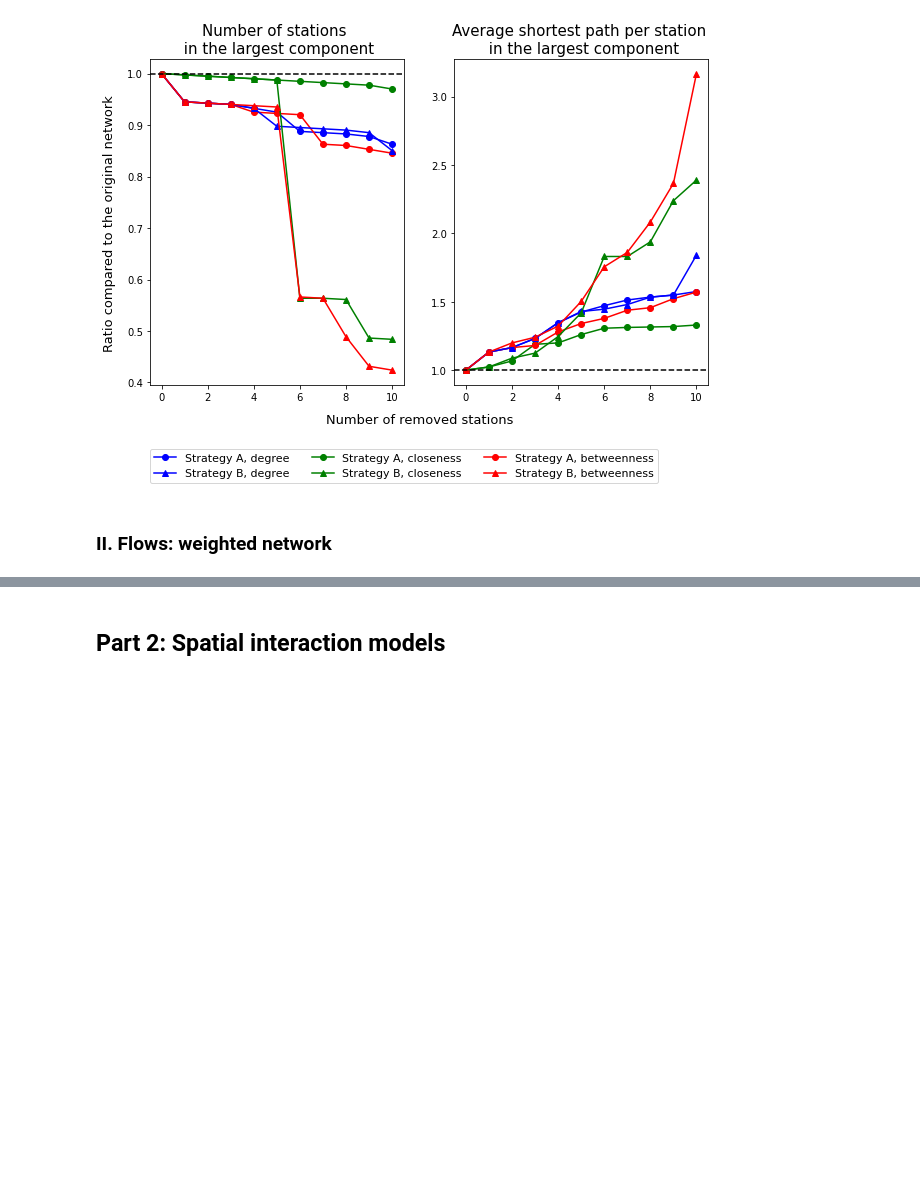
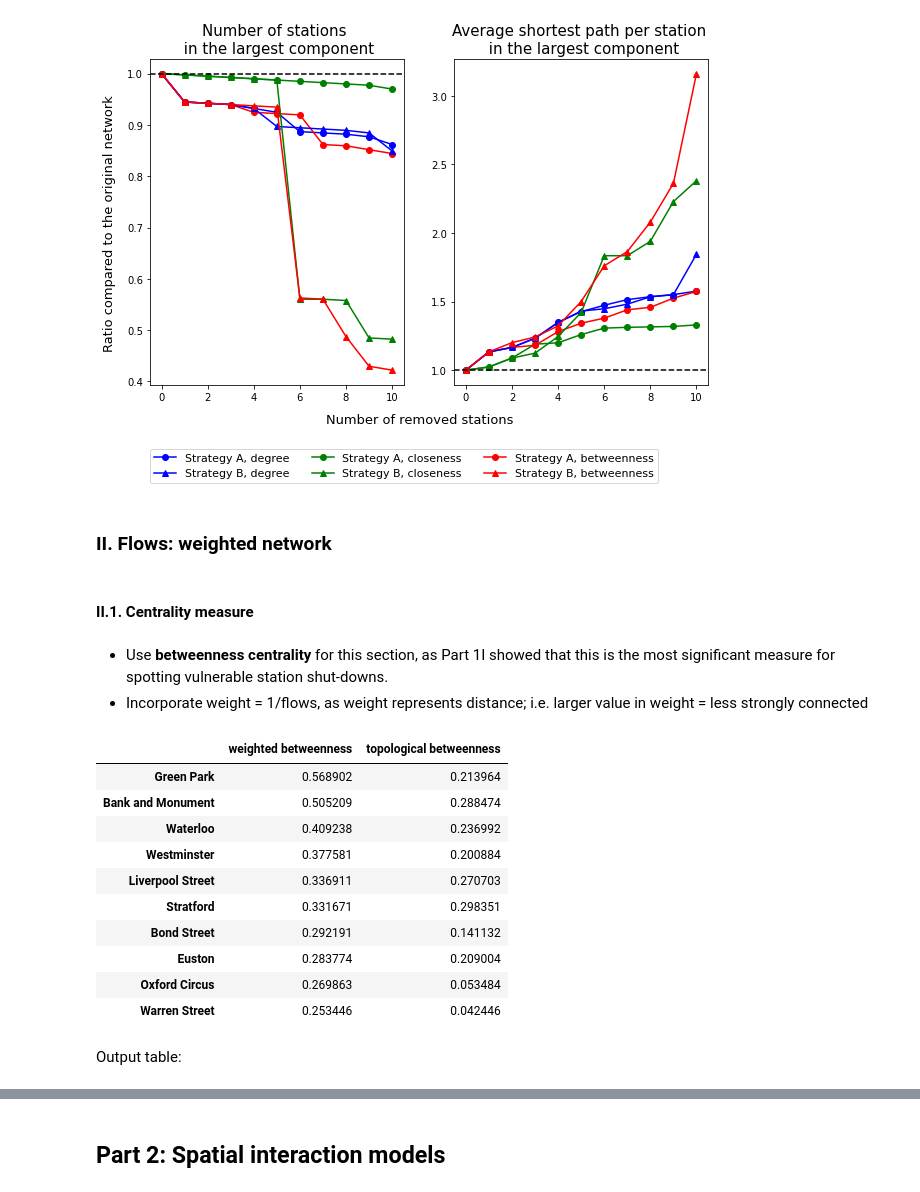
Before and after one commit to neneninja97/UrbanSim, a Jupyter notebook: urban_sim.ipynb, the cells around one changed output, grey strips where cells are left out. Cells and saved outputs as stored; diff of their text form; code cells hidden in the pictures; blank space fills up the shorter version.

Commit message:
Part 1II added

```diff
--- a/urban_sim.ipynb
+++ b/urban_sim.ipynb
@@ -422,3 +440,38 @@ fig.savefig('Part 1I Impact calc', bbox_extra_artists=(legend,text,text2), bbox_
 [figure]
 # %% [markdown]
 ### II. Flows: weighted network
+# %% [markdown]
+#### II.1. Centrality measure
+# %% [markdown]
+- Use <b>betweenness centrality</b> for this section, as Part 1I showed that this is the most significant measure for spotting vulnerable station shut-downs.
+- Incorporate weight = 1/flows, as weight represents distance; i.e. larger value in weight = less strongly connected
+# %%
+# Computing each measures - betweenness centrality
+betweenness_w_dict =nx.betweenness_centrality(G, weight = 'inv_flows')
+nx.set_node_attributes(G,dict(betweenness_w_dict),'betweenness_w')
+# %%
+# Creating a dataframe with station name and 3 centrality measures
+df = pd.DataFrame()
+#df['station_name'] = G.nodes()
+#df['degree'] = pd.Series(nx.get_node_attributes(G, 'degree'))
+#df['topological closeness'] = pd.Series(nx.get_node_attributes(G, 'closeness_t'))
+df['weighted betweenness'] = pd.Series(nx.get_node_attributes(G, 'betweenness_w'))
+df['topological betweenness'] = pd.Series(nx.get_node_attributes(G, 'betweenness_t'))
+# %%
+# Check the top 10 for degree centrality
+df_sorted_bet_w = df.sort_values(["weighted betweenness"], ascending=False)
+df_sorted_bet_w[0:10]
+# %% [output]
+|  | weighted betweenness | topological betweenness |
+| Green Park | 0.568902 | 0.213964 |
+| Bank and Monument | 0.505209 | 0.288474 |
+| Waterloo | 0.409238 | 0.236992 |
+| Westminster | 0.377581 | 0.200884 |
+| Liverpool Street | 0.336911 | 0.270703 |
+| Stratford | 0.331671 | 0.298351 |
+| Bond Street | 0.292191 | 0.141132 |
+| Euston | 0.283774 | 0.209004 |
+| Oxford Circus | 0.269863 | 0.053484 |
+| Warren Street | 0.253446 | 0.042446 |
+# %% [markdown]
+Output table:
```
Also changed, not shown: parts of 33 cells of this notebook.
